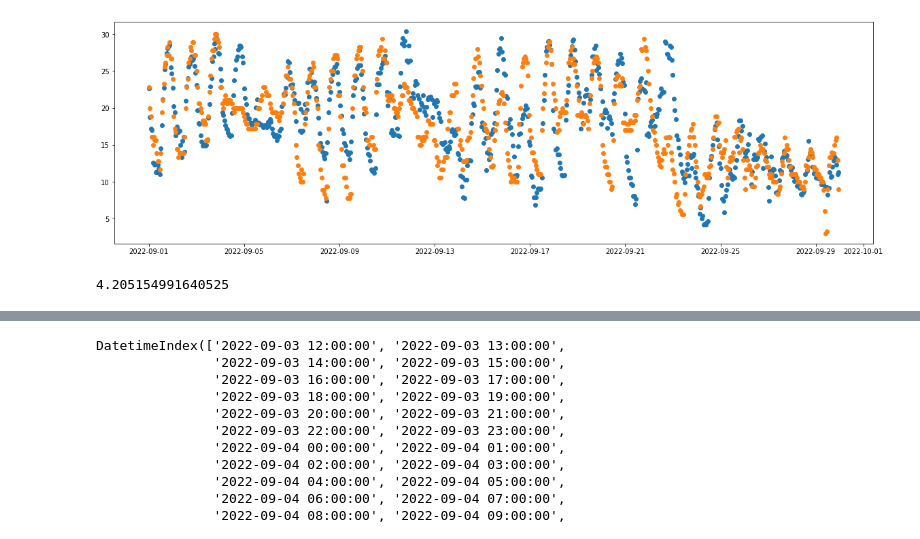
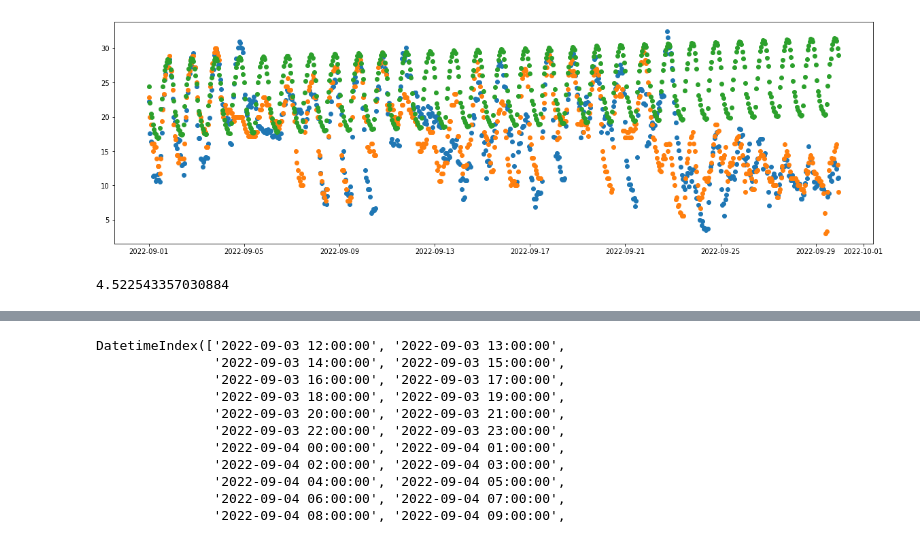
Before and after one commit to Pkeet99/Weatherman, a Jupyter notebook: supervised_models/AAtimeseries_future.ipynb, the cells around one changed output, grey strips where cells are left out. Cells and saved outputs as stored; diff of their text form; code cells hidden in the pictures.

```diff
--- a/supervised_models/AAtimeseries_future.ipynb
+++ b/supervised_models/AAtimeseries_future.ipynb
@@ -32,9 +34,4 @@ df=pd.concat([df,dfft])
 # %%
-time_range = pd.date_range('2022-09-01 00:00:00', '2022-09-29 23:00:00', freq='H') ##creating time range
+time_range = pd.date_range('2022-09-01 00:00:00', '2022-10-15 23:00:00', freq='H') ##creating time range
 time_range=pd.DataFrame(time_range, columns=['time'])
 time_range.set_index('time',inplace=True)
-# %%
-l=[]
-for ind in time_range:
-    l.append(ind)
-df.loc[:l[0]]
@@ -90,7 +87,7 @@ def buildfuture24(df, tr, col, config, delta):
     tr[col]=np.nan
     tr[col+'actual']=np.nan
     for ind in tqdm(tr.index):
-        st=ind-timedelta(days=20)
+        st=ind-timedelta(days=30)
         end=ind-timedelta(hours=delta) #going back 24 hours to make the prediction match our other techniques
         filterwarnings("ignore")
         yhat = sarima_forecast(df.loc[st:end][col],config,delta)
@@ -98,7 +95,7 @@ def buildfuture24(df, tr, col, config, delta):
         tr.at[ind,col+'actual']=df.loc[ind][col]
     return tr
 
-test=buildfuture24(df, time_range, 'temp', [(2, 1, 1), (1, 1, 2, 24), 'n'], 24)
+test=buildfuture24(df, time_range, 'temp', [(0, 1, 0), (1, 1, 2, 24), 'c'], 24)
 test
 # %% [output]
 |  | temp | tempactual |
@@ -117 +114,3 @@ test
 696 rows × 2 columns
+# %%
+test2=sarima_forecast(df.loc['2021-08-31 23:00:00':'2022-08-31 23:00:00']['temp'],[(0, 1, 0), (1, 1, 2, 24), 'c'],696 )
@@ -118,16 +137,18 @@ test
 # %%
 x= test.index
 y= test['temp']
 y2 = test['tempactual']
+y3=test2.values
 figure(figsize=(20,6))
 plt.scatter(x,y)
 plt.scatter(x,y2)
+plt.scatter(x,y3)
 plt.show()
 # %% [output]
-[figure, old version]
+[figure, new version]
 # %%
-sqrt(mean_squared_error(test['temp'], test['tempactual']))
+test2=sarima_forecast(df.loc[:'2022-08-31 23:00:00'], time_range, 'temp', [(0, 1, 0), (1, 1, 2, 24), 'c'], 24)
 # %% [output]
-4.205154991640525
+4.522543357030884
 # %%
 test.loc['2022-09-20 00:00:00':'2022-09-22 00:00:00']
```
Also changed, not shown: parts of 11 cells of this notebook, 4 other files.
